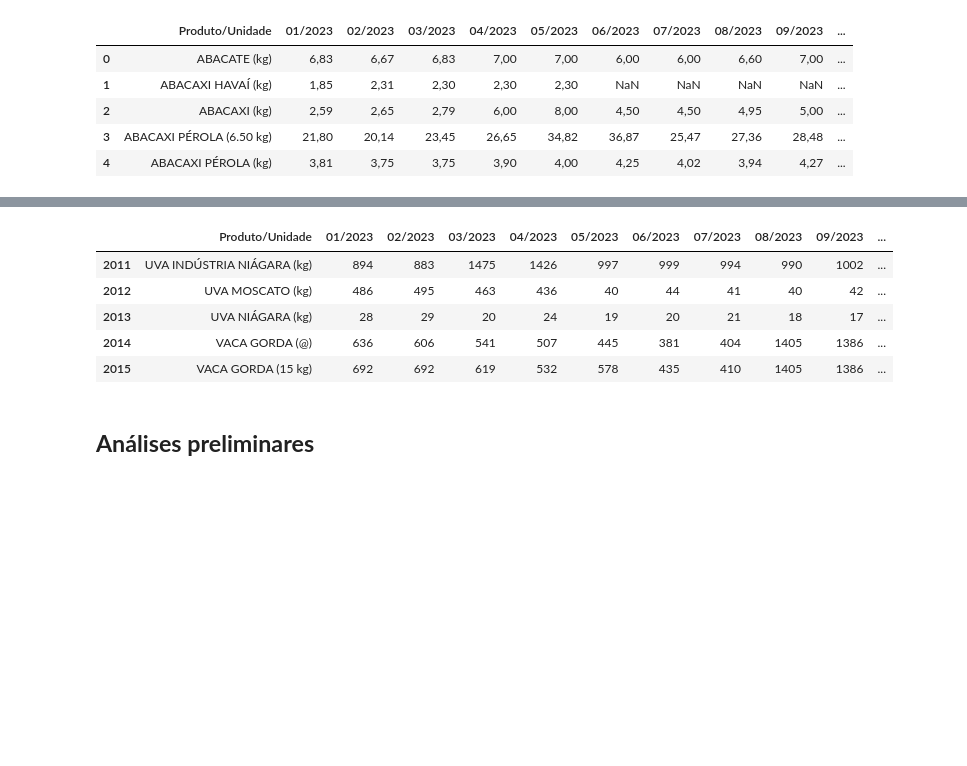
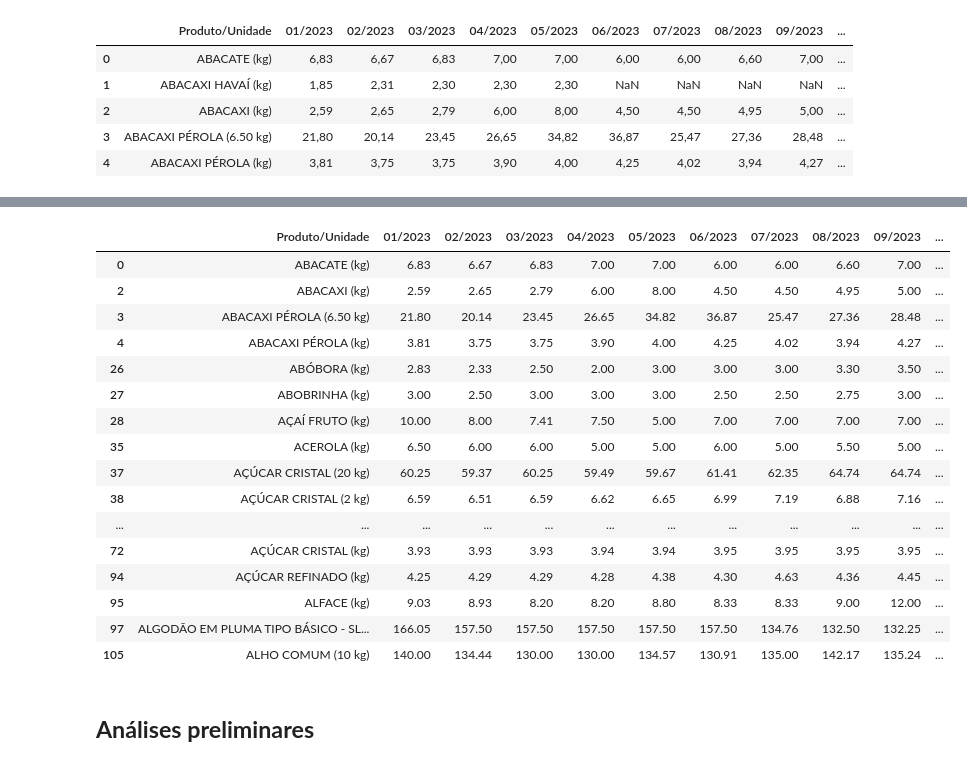
Before and after one commit to rafaellabastos/savvyfix-ia-notebook, a Jupyter notebook: precificacao_dinamica.ipynb, the cells around one changed output, grey strips where cells are left out. Saved outputs shown, nothing was run; the diff lists cells and outputs as text; code cells hidden in the pictures; blank space fills up the shorter version.

Commit message:
Correção no problema de conversão dos dados

```diff
--- a/precificacao_dinamica.ipynb
+++ b/precificacao_dinamica.ipynb
@@ -117,9 +95,0 @@ dados.head()
-# %%
-# Conversão de uma coluna de dados categóricos para dados numéricos
-le = LabelEncoder()
-
-for column in dados.columns:
-  if column!= 'Produto/Unidade' and dados[column].dtype == 'object':
-    dados[column] = le.fit_transform(dados[column])
-
-dados.head()
@@ -156,2 +98,16 @@ memory usage: 222.0+ KB
 dados = dados.dropna()
 dados = dados.iloc[:-3]
+# %%
+# Tratamento de valores faltantes
+dados.fillna(0, inplace=True)
+# %%
+# Substituição das vírgulas por pontos nas colunas de meses
+meses = dados.columns[1:]
+for mes in meses:
+    dados[mes] = dados[mes].str.replace(',', '.')
+# %%
+# Converção dos dados categóricos para numérico
+for mes in meses:
+    dados[mes] = pd.to_numeric(dados[mes], errors='coerce')
+
+dados.info()
@@ -158,13 +135,24 @@ dados = dados.iloc[:-3]
 # %%
 # Visualização do DataFrame sem as linhas com NaN
-dados.tail()
+dados.head(20)
 # %% [output]
 |  | Produto/Unidade | 01/2023 | 02/2023 | 03/2023 | 04/2023 | 05/2023 | 06/2023 | 07/2023 | 08/2023 | 09/2023 | ... |
-| 2011 | UVA INDÚSTRIA NIÁGARA (kg) | 894 | 883 | 1475 | 1426 | 997 | 999 | 994 | 990 | 1002 | ... |
-| 2012 | UVA MOSCATO (kg) | 486 | 495 | 463 | 436 | 40 | 44 | 41 | 40 | 42 | ... |
-| 2013 | UVA NIÁGARA (kg) | 28 | 29 | 20 | 24 | 19 | 20 | 21 | 18 | 17 | ... |
-| 2014 | VACA GORDA (@) | 636 | 606 | 541 | 507 | 445 | 381 | 404 | 1405 | 1386 | ... |
-| 2015 | VACA GORDA (15 kg) | 692 | 692 | 619 | 532 | 578 | 435 | 410 | 1405 | 1386 | ... |
+| 0 | ABACATE (kg) | 6.83 | 6.67 | 6.83 | 7.00 | 7.00 | 6.00 | 6.00 | 6.60 | 7.00 | ... |
+| 2 | ABACAXI (kg) | 2.59 | 2.65 | 2.79 | 6.00 | 8.00 | 4.50 | 4.50 | 4.95 | 5.00 | ... |
+| 3 | ABACAXI PÉROLA (6.50 kg) | 21.80 | 20.14 | 23.45 | 26.65 | 34.82 | 36.87 | 25.47 | 27.36 | 28.48 | ... |
+| 4 | ABACAXI PÉROLA (kg) | 3.81 | 3.75 | 3.75 | 3.90 | 4.00 | 4.25 | 4.02 | 3.94 | 4.27 | ... |
+| 26 | ABÓBORA (kg) | 2.83 | 2.33 | 2.50 | 2.00 | 3.00 | 3.00 | 3.00 | 3.30 | 3.50 | ... |
+| 27 | ABOBRINHA (kg) | 3.00 | 2.50 | 3.00 | 3.00 | 3.00 | 2.50 | 2.50 | 2.75 | 3.00 | ... |
+| 28 | AÇAÍ FRUTO (kg) | 10.00 | 8.00 | 7.41 | 7.50 | 5.00 | 7.00 | 7.00 | 7.00 | 7.00 | ... |
+| 35 | ACEROLA (kg) | 6.50 | 6.00 | 6.00 | 5.00 | 5.00 | 6.00 | 5.00 | 5.50 | 5.00 | ... |
+| 37 | AÇÚCAR CRISTAL (20 kg) | 60.25 | 59.37 | 60.25 | 59.49 | 59.67 | 61.41 | 62.35 | 64.74 | 64.74 | ... |
+| 38 | AÇÚCAR CRISTAL (2 kg) | 6.59 | 6.51 | 6.59 | 6.62 | 6.65 | 6.99 | 7.19 | 6.88 | 7.16 | ... |
+| ... | ... | ... | ... | ... | ... | ... | ... | ... | ... | ... | ... |
+| 72 | AÇÚCAR CRISTAL (kg) | 3.93 | 3.93 | 3.93 | 3.94 | 3.94 | 3.95 | 3.95 | 3.95 | 3.95 | ... |
+| 94 | AÇÚCAR REFINADO (kg) | 4.25 | 4.29 | 4.29 | 4.28 | 4.38 | 4.30 | 4.63 | 4.36 | 4.45 | ... |
+| 95 | ALFACE (kg) | 9.03 | 8.93 | 8.20 | 8.20 | 8.80 | 8.33 | 8.33 | 9.00 | 12.00 | ... |
+| 97 | ALGODÃO EM PLUMA TIPO BÁSICO - SL... | 166.05 | 157.50 | 157.50 | 157.50 | 157.50 | 157.50 | 134.76 | 132.50 | 132.25 | ... |
+| 105 | ALHO COMUM (10 kg) | 140.00 | 134.44 | 130.00 | 130.00 | 134.57 | 130.91 | 135.00 | 142.17 | 135.24 | ... |
 # %% [markdown]
 ## **Análises preliminares**
 # %%
```
Also changed, not shown: parts of 8 cells of this notebook.
